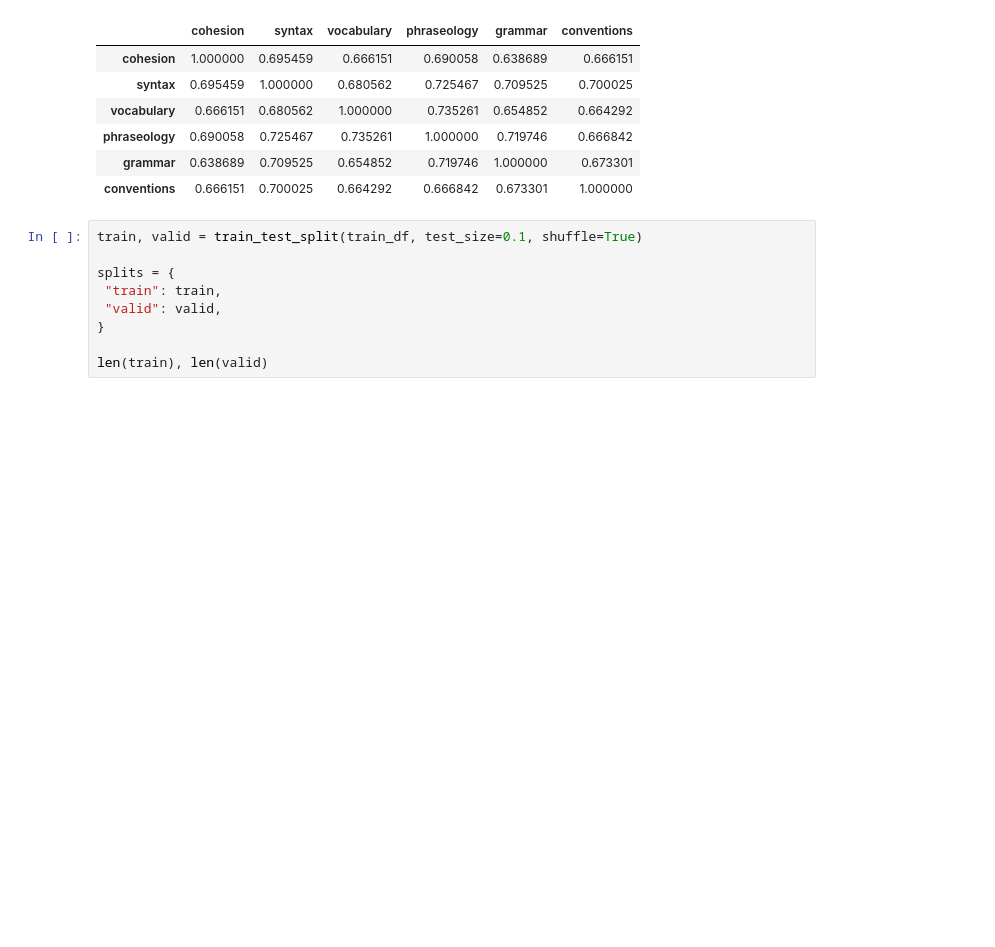
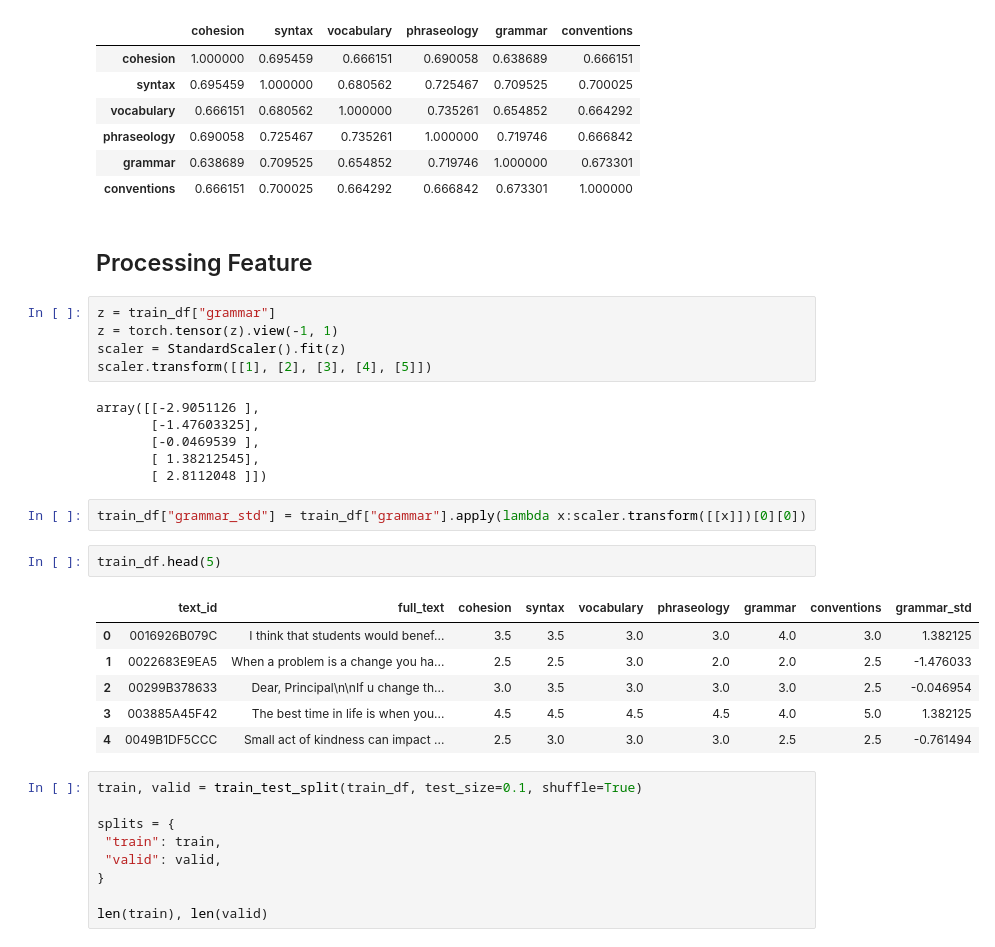
Before and after one commit to stkao05/eng-eval, a Jupyter notebook: model.ipynb, the cells around one changed output. Drawn from its saved outputs; the diff is of its cells as text; blank space fills up the shorter version.

Commit message:
standardize score

```diff
--- a/model.ipynb
+++ b/model.ipynb
@@ -90,6 +91,30 @@ train_df.corr(numeric_only=True)
 | phraseology | 0.690058 | 0.725467 | 0.735261 | 1.000000 | 0.719746 | 0.666842 |
 | grammar | 0.638689 | 0.709525 | 0.654852 | 0.719746 | 1.000000 | 0.673301 |
 | conventions | 0.666151 | 0.700025 | 0.664292 | 0.666842 | 0.673301 | 1.000000 |
+# %% [markdown]
+## Processing Feature
+# %%
+z = train_df["grammar"]
+z = torch.tensor(z).view(-1, 1)
+scaler = StandardScaler().fit(z)
+scaler.transform([[1], [2], [3], [4], [5]])
+# %% [output]
+array([[-2.9051126 ],
+       [-1.47603325],
+       [-0.0469539 ],
+       [ 1.38212545],
+       [ 2.8112048 ]])
+# %%
+train_df["grammar_std"] = train_df["grammar"].apply(lambda x:scaler.transform([[x]])[0][0])
+# %%
+train_df.head(5)
+# %% [output]
+|  | text_id | full_text | cohesion | syntax | vocabulary | phraseology | grammar | conventions | grammar_std |
+| 0 | 0016926B079C | I think that students would benef... | 3.5 | 3.5 | 3.0 | 3.0 | 4.0 | 3.0 | 1.382125 |
+| 1 | 0022683E9EA5 | When a problem is a change you ha... | 2.5 | 2.5 | 3.0 | 2.0 | 2.0 | 2.5 | -1.476033 |
+| 2 | 00299B378633 | Dear, Principal\n\nIf u change th... | 3.0 | 3.5 | 3.0 | 3.0 | 3.0 | 2.5 | -0.046954 |
+| 3 | 003885A45F42 | The best time in life is when you... | 4.5 | 4.5 | 4.5 | 4.5 | 4.0 | 5.0 | 1.382125 |
+| 4 | 0049B1DF5CCC | Small act of kindness can impact ... | 2.5 | 3.0 | 3.0 | 3.0 | 2.5 | 2.5 | -0.761494 |
 # %%
 train, valid = train_test_split(train_df, test_size=0.1, shuffle=True)
 
```
Also changed, not shown: parts of 6 cells of this notebook.
